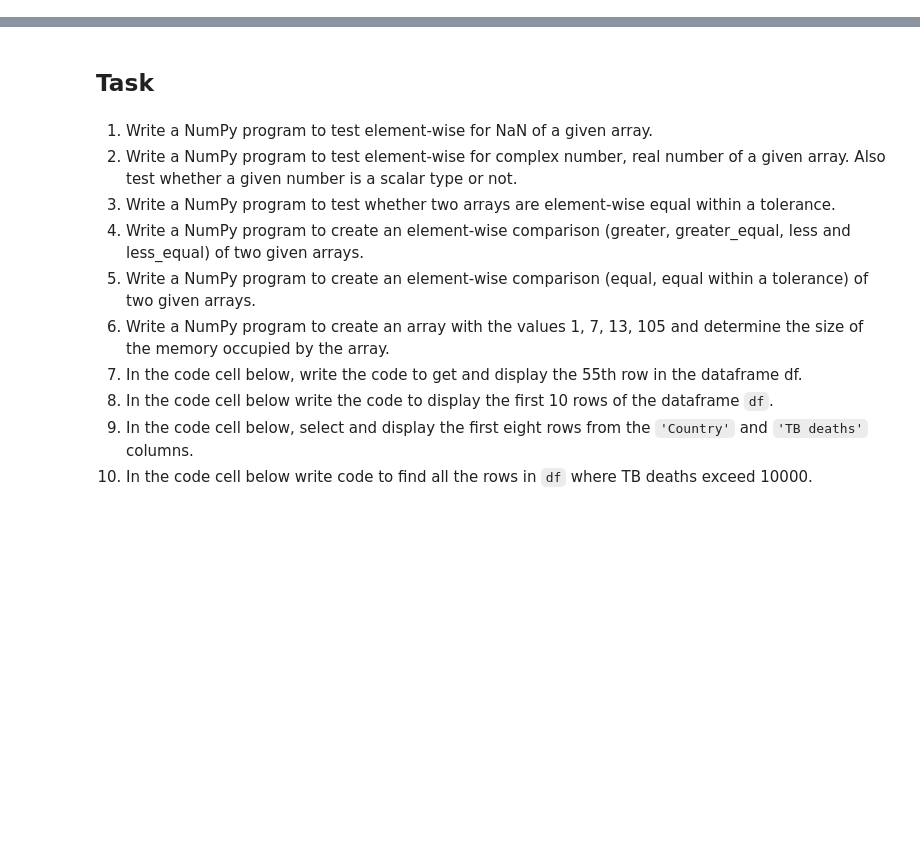
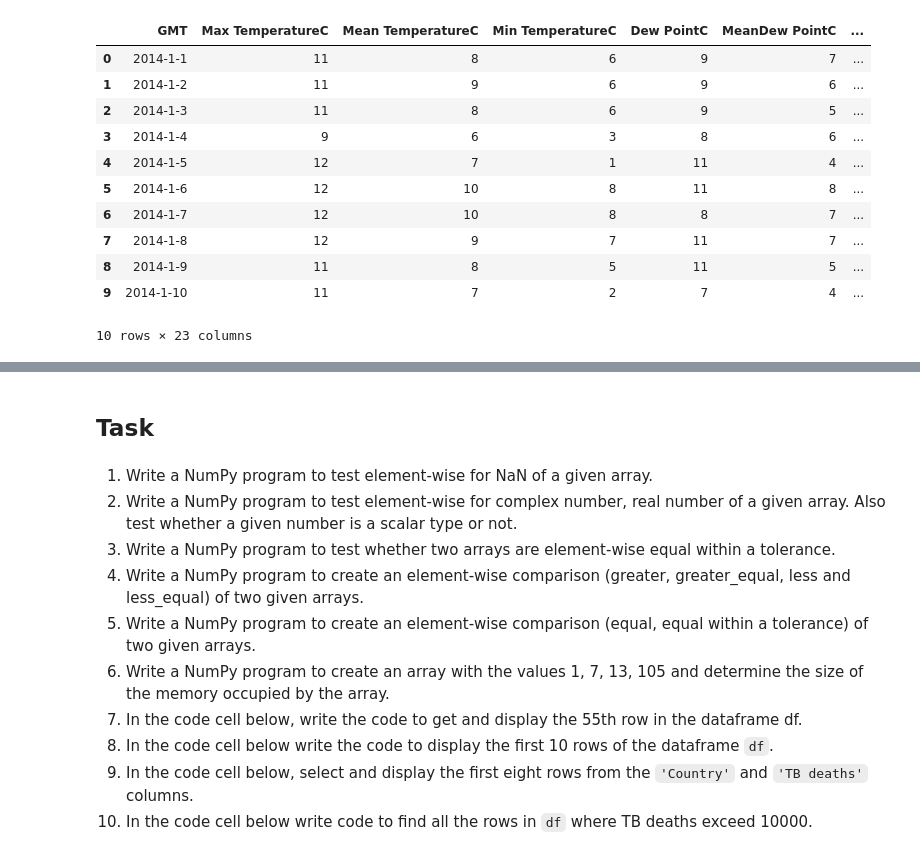
Before and after one commit to tinkerwkoko/Dataraflow-projects, a Jupyter notebook: Week-6/Week 6 Take Home.ipynb, the cells around one changed output, grey strips where cells are left out. Saved outputs shown, nothing was run; the diff lists cells and outputs as text; code cells hidden in the pictures; blank space fills up the shorter version.

```diff
--- a/Week-6/Week 6 Take Home.ipynb
+++ b/Week-6/Week 6 Take Home.ipynb
@@ -0,0 +122,16 @@
+# %%
+df = run_query("SELECT TOP 10 * FROM week06.london_2014")
+df
+# %% [output]
+|  | GMT | Max TemperatureC | Mean TemperatureC | Min TemperatureC | Dew PointC | MeanDew PointC | ... |
+| 0 | 2014-1-1 | 11 | 8 | 6 | 9 | 7 | ... |
+| 1 | 2014-1-2 | 11 | 9 | 6 | 9 | 6 | ... |
+| 2 | 2014-1-3 | 11 | 8 | 6 | 9 | 5 | ... |
+| 3 | 2014-1-4 | 9 | 6 | 3 | 8 | 6 | ... |
+| 4 | 2014-1-5 | 12 | 7 | 1 | 11 | 4 | ... |
+| 5 | 2014-1-6 | 12 | 10 | 8 | 11 | 8 | ... |
+| 6 | 2014-1-7 | 12 | 10 | 8 | 8 | 7 | ... |
+| 7 | 2014-1-8 | 12 | 9 | 7 | 11 | 7 | ... |
+| 8 | 2014-1-9 | 11 | 8 | 5 | 11 | 5 | ... |
+| 9 | 2014-1-10 | 11 | 7 | 2 | 7 | 4 | ... |
+10 rows × 23 columns
```
Also changed, not shown: parts of 61 cells of this notebook, 11 other files.
